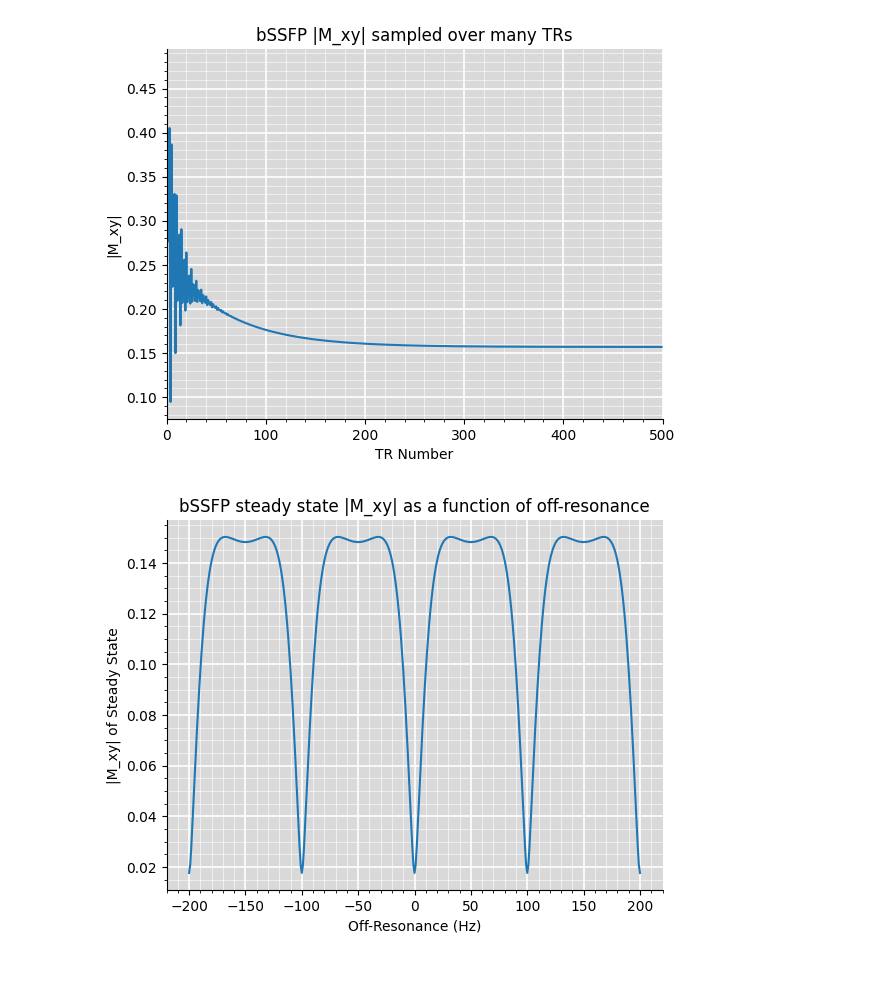
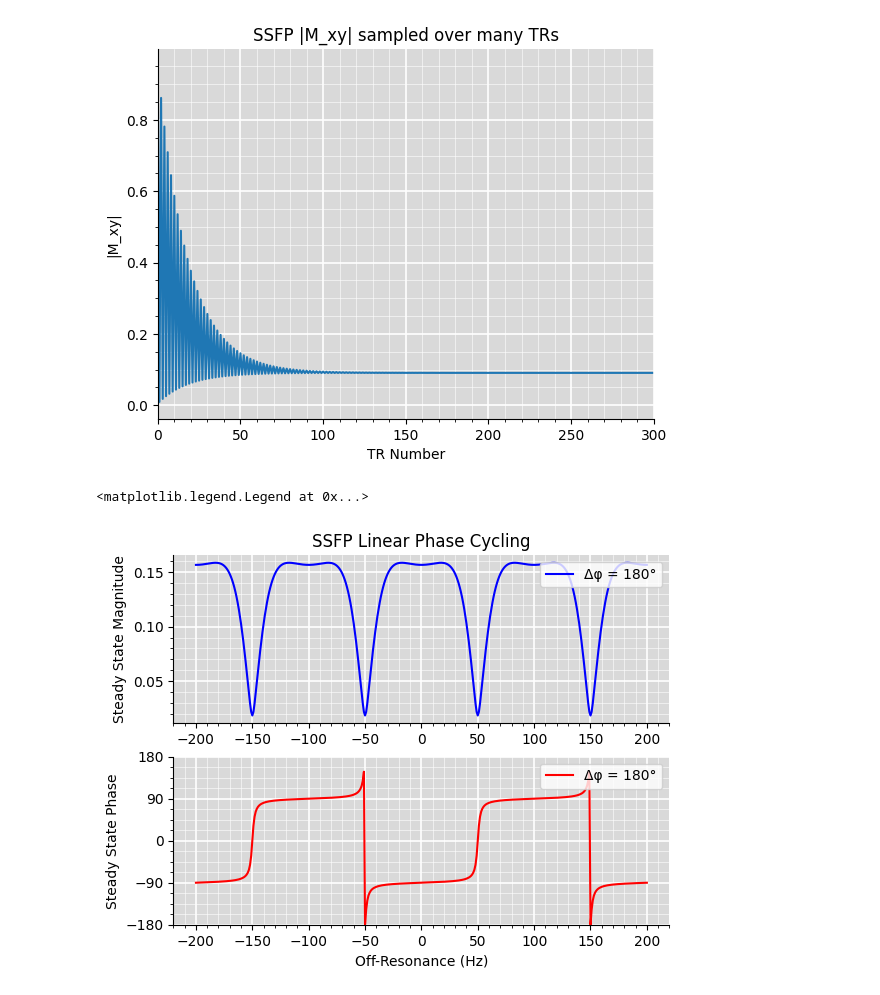
Before and after one commit to CyrusAlbright/mri, a Jupyter notebook: workbook.ipynb, the cells around one changed output. Saved outputs shown, nothing was run; the diff lists cells and outputs as text; code cells hidden in the pictures.

Commit message:
Linear phase cycling, other improvements

```diff
--- a/workbook.ipynb
+++ b/workbook.ipynb
@@ -70,7 +131,8 @@ def bssfp_steady_state_transient(tr_max: int, tr: float, te: float, t1: float, t
 # %%
 # Common parameters
+# All time parameters are in seconds
 
-tr_max = 1000
+tr_max = 300
 tr = 10 / 1000
 te = 5 / 1000
 t1 = 1000 / 1000
@@ -79,15 +141,15 @@ t2 = 100 / 1000
 alpha = np.deg2rad(30)
 phi = 0
 # %%
-off_res = 40
+off_res = 0
 
-samples = bssfp_sample_transient(tr_max, tr, te, t1, t2, alpha, phi, off_res)
+samples = ssfp_transient_sample_linear_phase_cycling(tr_max, tr, te, t1, t2, alpha, phi, np.deg2rad(180), off_res)
 
 fig, ax = plt.subplots()
 
 ax.plot(samples)
 
-ax.set_title("bSSFP |M_xy| sampled over many TRs")
+ax.set_title("SSFP |M_xy| sampled over many TRs")
 ax.set_xlabel("TR Number")
 ax.set_xlim(0, tr_max)
 ax.set_ylabel("|M_xy|")
@@ -98,26 +160,43 @@ ax.minorticks_on()
 ax.grid(visible=True, which="minor", axis="both", color="white", linewidth=0.4)
 ax.grid(visible=True, which="major", axis="both", color="white", linewidth=1.2)
 # %% [output]
-[figure, old version]
+[figure, new version]
 # %%
+delta_phi = np.deg2rad(180)
 off_res_vec = np.linspace(-200, 200, 401)
 steady_states = []
 
 for off_res in off_res_vec:
-	steady_states.append(bssfp_steady_state_transient(tr_max, tr, te, t1, t2, alpha, phi, off_res))
+	steady_states.append(ssfp_transient_steady_state_linear_phase_cycling(tr_max, tr, te, t1, t2, alpha, phi, delta_phi, off_res))
 
-fig, ax = plt.subplots()
+steady_states = np.array(steady_states)
 
-ax.plot(off_res_vec, steady_states)
+fig, (ax1, ax2) = plt.subplots(2, 1)
 
-ax.set_title("bSSFP steady state |M_xy| as a function of off-resonance")
-ax.set_xlabel("Off-Resonance (Hz)")
-ax.set_ylabel("|M_xy| of Steady State")
+ax1.set_title("SSFP Linear Phase Cycling")
+ax1.set_ylabel("Steady State Magnitude")
 
-ax.set_facecolor("0.85")
-ax.spines[["right", "top"]].set_visible(False)
-ax.minorticks_on()
-ax.grid(visible=True, which="minor", axis="both", color="white", linewidth=0.4)
-ax.grid(visible=True, which="major", axis="both", color="white", linewidth=1.2)
+ax1.set_facecolor("0.85")
+ax1.spines[["right", "top"]].set_visible(False)
+ax1.minorticks_on()
+ax1.grid(visible=True, which="minor", axis="both", color="white", linewidth=0.4)
+ax1.grid(visible=True, which="major", axis="both", color="white", linewidth=1.2)
+
+ax2.set_xlabel("Off-Resonance (Hz)")
+ax2.set_ylabel("Steady State Phase")
+ax2.set_ylim(-180, 180)
+
+ax2.set_facecolor("0.85")
+ax2.spines[["right", "top"]].set_visible(False)
+ax2.set_yticks(np.arange(-180, 181, 90))
+ax2.minorticks_on()
+ax2.grid(visible=True, which="minor", axis="both", color="white", linewidth=0.4)
+ax2.grid(visible=True, which="major", axis="both", color="white", linewidth=1.2)
+
+ax1.plot(off_res_vec, steady_states[:, 0], label=f"Δφ = {np.rad2deg(delta_phi):.0f}°", color="b")
+ax1.legend(loc="upper right")
+ax2.plot(off_res_vec, np.rad2deg(steady_states[:, 1]), label=f"Δφ = {np.rad2deg(delta_phi):.0f}°", color="r")
+ax2.legend(loc="upper right")
 # %% [output]
+<matplotlib.legend.Legend at 0x...>
-[figure, old version]
+[figure, new version]
```
Also changed, not shown: parts of 2 cells of this notebook.
